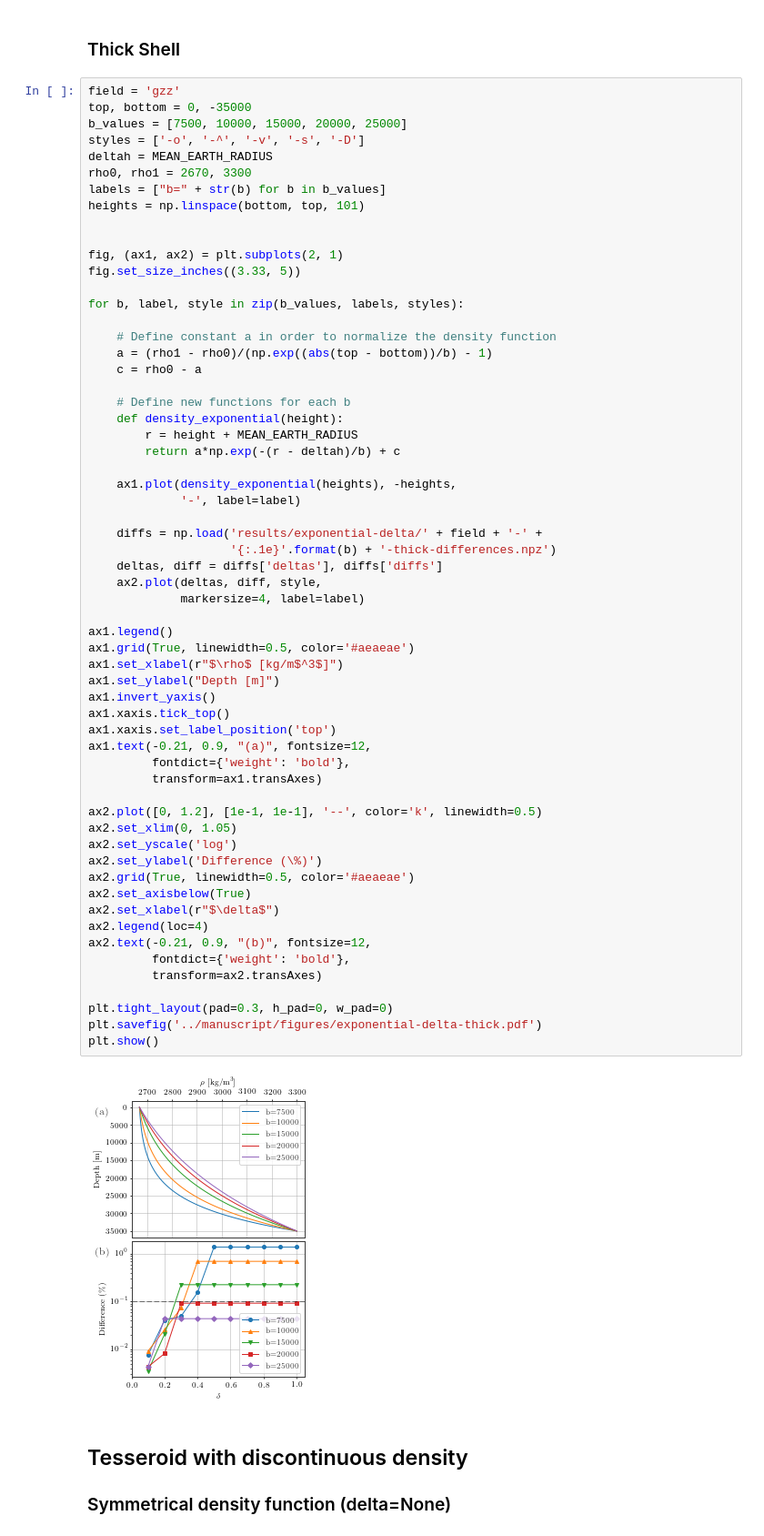
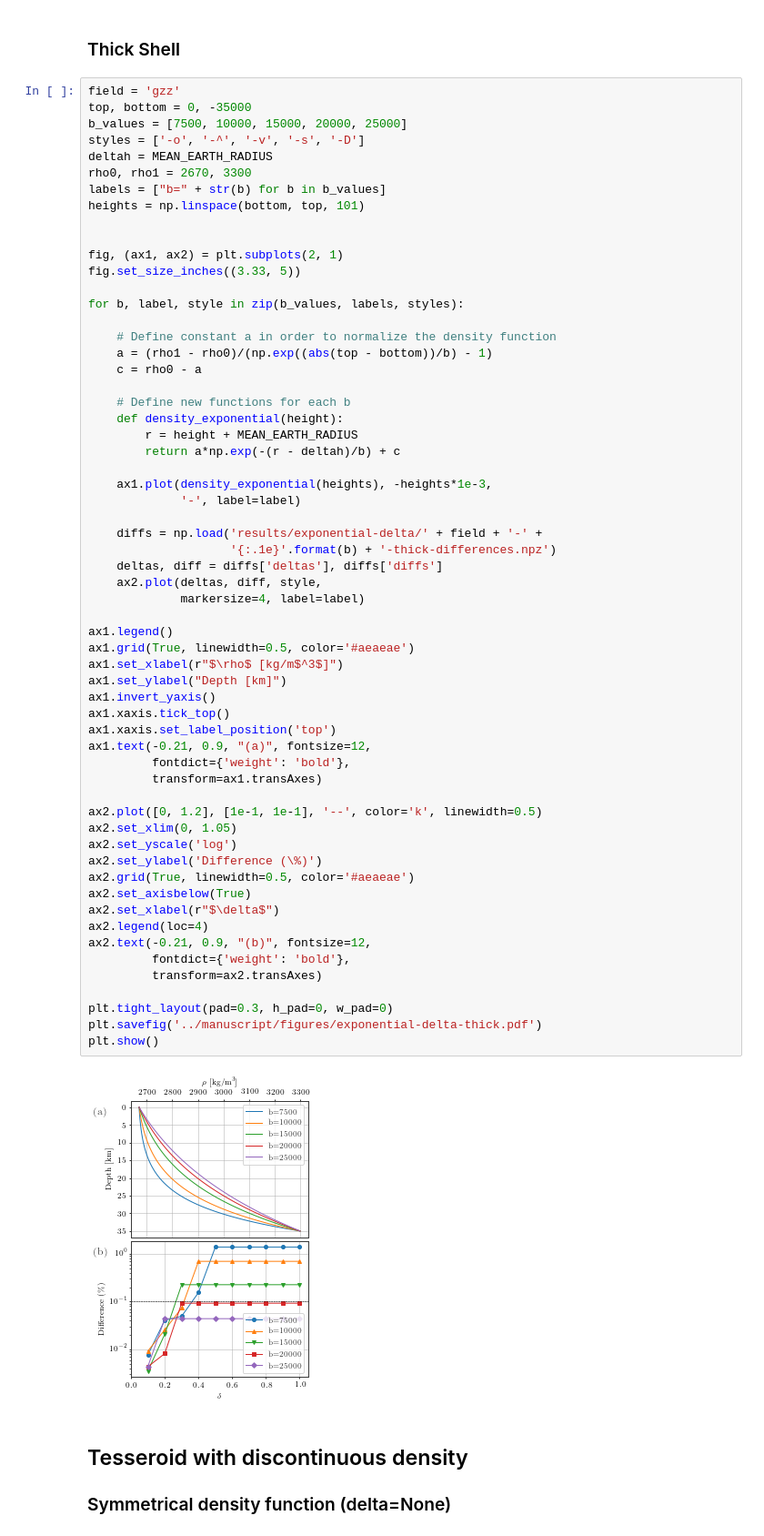
Before and after one commit to pinga-lab/tesseroid-variable-density, a Jupyter notebook: code/07-plot-figures.ipynb, the cells around one changed output. Shown at 91% size. Cells and saved outputs as stored; diff of their text form.

Commit message:
Minor fix in figure axe label

```diff
--- a/code/07-plot-figures.ipynb
+++ b/code/07-plot-figures.ipynb
@@ -487,7 +487,7 @@ for b, label, style in zip(b_values, labels, styles):
         r = height + MEAN_EARTH_RADIUS
         return a*np.exp(-(r - deltah)/b) + c
 
-    ax1.plot(density_exponential(heights), -heights,
+    ax1.plot(density_exponential(heights), -heights*1e-3,
              '-', label=label)
 
     diffs = np.load('results/exponential-delta/' + field + '-' +
@@ -495,35 +495,35 @@ for b, label, style in zip(b_values, labels, styles):
     deltas, diff = diffs['deltas'], diffs['diffs']
     ax2.plot(deltas, diff, style,
              markersize=4, label=label)
 
 ax1.legend()
 ax1.grid(True, linewidth=0.5, color='#aeaeae')
 ax1.set_xlabel(r"$\rho$ [kg/m$^3$]")
-ax1.set_ylabel("Depth [m]")
+ax1.set_ylabel("Depth [km]")
 ax1.invert_yaxis()
 ax1.xaxis.tick_top()
 ax1.xaxis.set_label_position('top')
 ax1.text(-0.21, 0.9, "(a)", fontsize=12,
          fontdict={'weight': 'bold'},
          transform=ax1.transAxes)
 
 ax2.plot([0, 1.2], [1e-1, 1e-1], '--', color='k', linewidth=0.5)
 ax2.set_xlim(0, 1.05)
 ax2.set_yscale('log')
 ax2.set_ylabel('Difference (\%)')
 ax2.grid(True, linewidth=0.5, color='#aeaeae')
 ax2.set_axisbelow(True)
 ax2.set_xlabel(r"$\delta$")
 ax2.legend(loc=4)
 ax2.text(-0.21, 0.9, "(b)", fontsize=12,
          fontdict={'weight': 'bold'},
          transform=ax2.transAxes)
 
 plt.tight_layout(pad=0.3, h_pad=0, w_pad=0)
 plt.savefig('../manuscript/figures/exponential-delta-thick.pdf')
 plt.show()
 # %% [output]
-[figure, old version]
+[figure, new version]
 # %% [markdown]
 ## Tesseroid with discontinuous density
 
```
Also changed, not shown: 1 other file.
